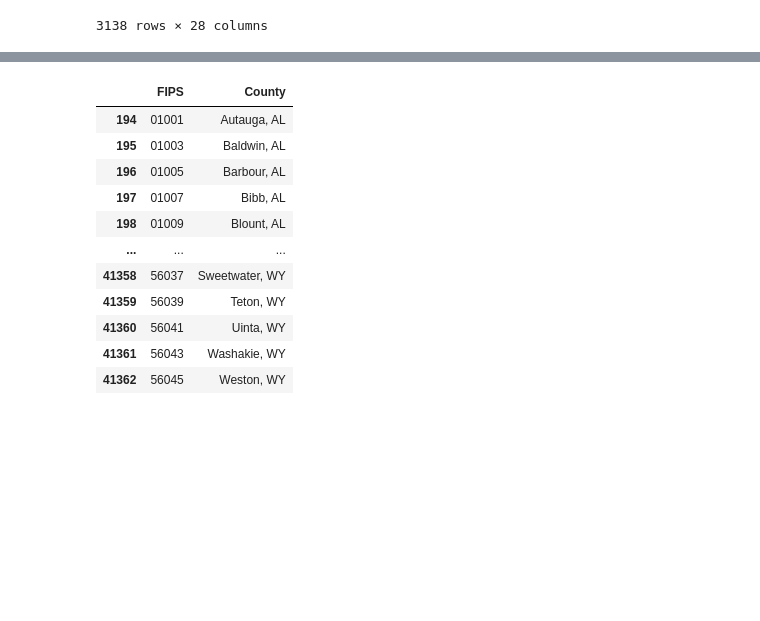
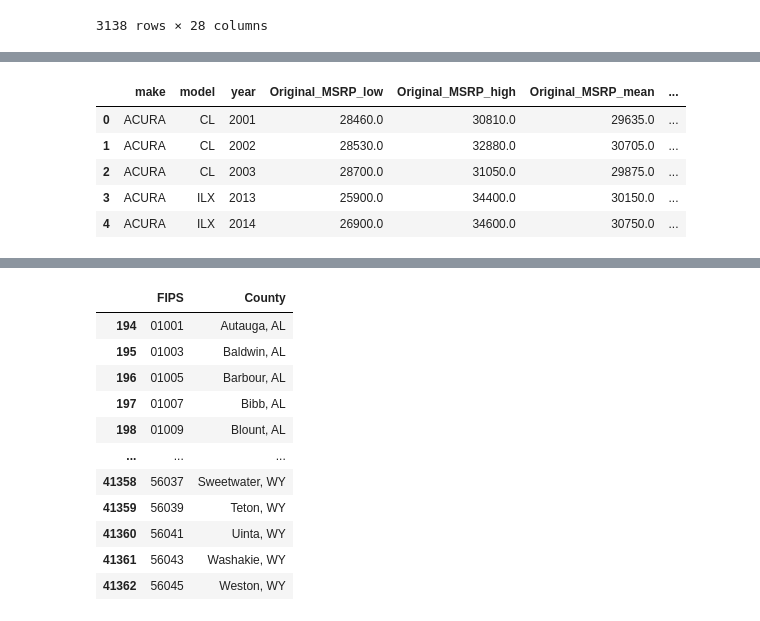
Before and after one commit to erv4gen/Research-Salvage-Autos, a Jupyter notebook: Structure-Demographics-County.ipynb, the cells around one changed output, grey strips where cells are left out. Cells and saved outputs as stored; diff of their text form; code cells hidden in the pictures; blank space fills up the shorter version.

```diff
--- a/Structure-Demographics-County.ipynb
+++ b/Structure-Demographics-County.ipynb
@@ -127,3 +127,18 @@ income_df_adj
 | Washakie, WY | 26600.496282 | 27375.473891 | 28247.810406 | 28677.759336 | 28857.842969 | 28740.753753 | ... |
 | Weston, WY | 29808.772395 | 29490.392952 | 28867.941155 | 29664.670228 | 29138.873306 | 29418.959423 | ... |
 3138 rows × 28 columns
+# %%
+#read carfax data
+path_to_carfax =path_to_csv+'SC-carfax\\processed\\MSRP.csv'
+
+carfax = pd.read_csv(path_to_carfax,index_col=0)
+carfax['make'] = carfax['make'].str.upper()
+carfax['model'] = carfax['model'].str.upper()
+# carfax['year'] = carfax['year'].astype(str)
+
+# carfax['make_key'] = carfax[['make','model','year']].agg('_'.join,axis=1)
+
+
+carfax['Original_MSRP_mean'] =carfax[['Original_MSRP_low','Original_MSRP_high']].mean(axis=1)
+
+carfax.head()
@@ -129,0 +152,21 @@ income_df_adj
+# %%
+#CPI adjusted income
+def cpi_adj(x):
+    try:
+
+        return round((cpi_df[base_year] / cpi_df[x['year']]) * x['Original_MSRP_mean'],2)
+    except:
+        return x['Original_MSRP_mean']
+
+
+carfax['Original_MSRP_mean_adj'] = carfax.apply(cpi_adj
+                                            ,axis=1)
+
+carfax.head()
+# %% [output]
+|  | make | model | year | Original_MSRP_low | Original_MSRP_high | Original_MSRP_mean | ... |
+| 0 | ACURA | CL | 2001 | 28460.0 | 30810.0 | 29635.0 | ... |
+| 1 | ACURA | CL | 2002 | 28530.0 | 32880.0 | 30705.0 | ... |
+| 2 | ACURA | CL | 2003 | 28700.0 | 31050.0 | 29875.0 | ... |
+| 3 | ACURA | ILX | 2013 | 25900.0 | 34400.0 | 30150.0 | ... |
+| 4 | ACURA | ILX | 2014 | 26900.0 | 34600.0 | 30750.0 | ... |
```
Also changed, not shown: parts of 2 cells of this notebook.
